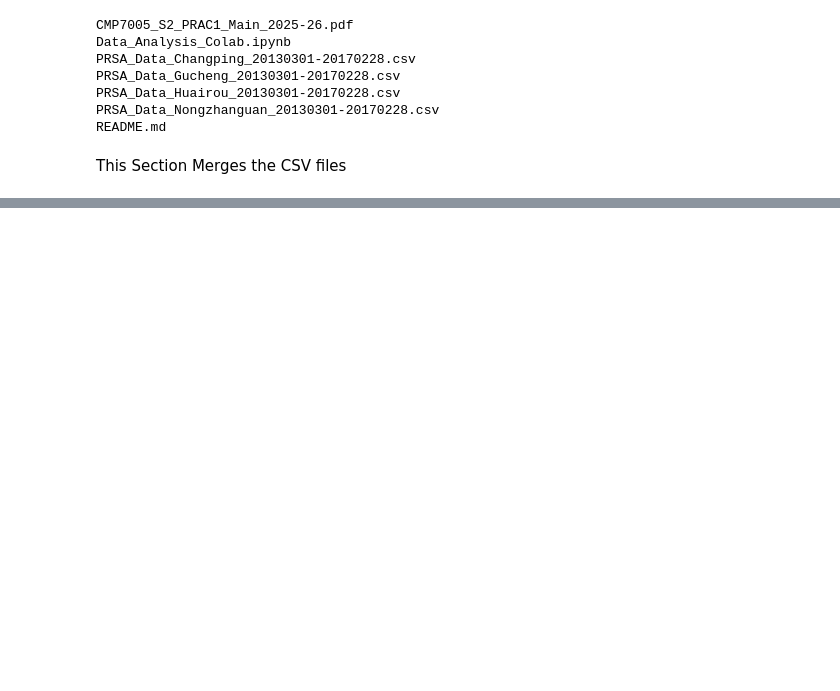
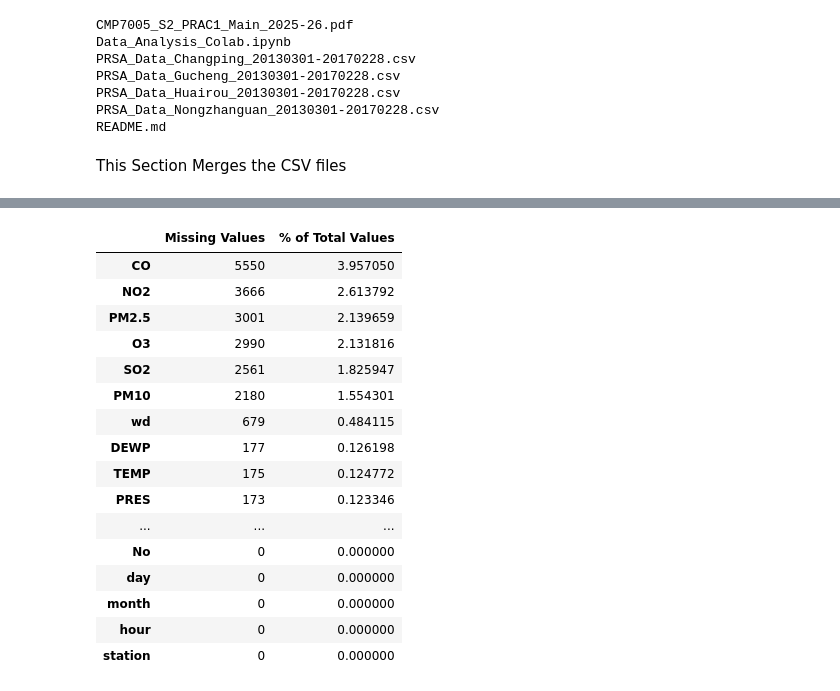
Before and after one commit to Dan-Brooks/Programming-for-Data-Analysis-Cmet, a Jupyter notebook: Data_Analysis_Colab.ipynb, the cells around one changed output, grey strips where cells are left out. Drawn from its saved outputs; the diff is of its cells as text; code cells hidden in the pictures; blank space fills up the shorter version.

Commit message:
Found Missing values in the combined file

```diff
--- a/Data_Analysis_Colab.ipynb
+++ b/Data_Analysis_Colab.ipynb
@@ -92,0 +167,30 @@ df.tail()
+# %%
+def missing_values_table(df):
+  null_val = df.isnull().sum()
+  null_val_percent = 100 * df.isnull().sum() / len(df)
+
+  null_val_table = pd.concat([null_val, null_val_percent], axis=1)
+  null_val_table = null_val_table.rename(columns={0: 'Missing Values', 1: '% of Total Values'})
+  null_val_table = null_val_table.sort_values('% of Total Values', ascending=False)
+
+  return null_val_table
+missing_values = missing_values_table(df)
+display(missing_values.style.background_gradient(cmap='Blues'))
+# %% [output]
+|  | Missing Values | % of Total Values |
+| CO | 5550 | 3.957050 |
+| NO2 | 3666 | 2.613792 |
+| PM2.5 | 3001 | 2.139659 |
+| O3 | 2990 | 2.131816 |
+| SO2 | 2561 | 1.825947 |
+| PM10 | 2180 | 1.554301 |
+| wd | 679 | 0.484115 |
+| DEWP | 177 | 0.126198 |
+| TEMP | 175 | 0.124772 |
+| PRES | 173 | 0.123346 |
+| ... | ... | ... |
+| No | 0 | 0.000000 |
+| day | 0 | 0.000000 |
+| month | 0 | 0.000000 |
+| hour | 0 | 0.000000 |
+| station | 0 | 0.000000 |
```
Also changed, not shown: parts of 11 cells of this notebook.
